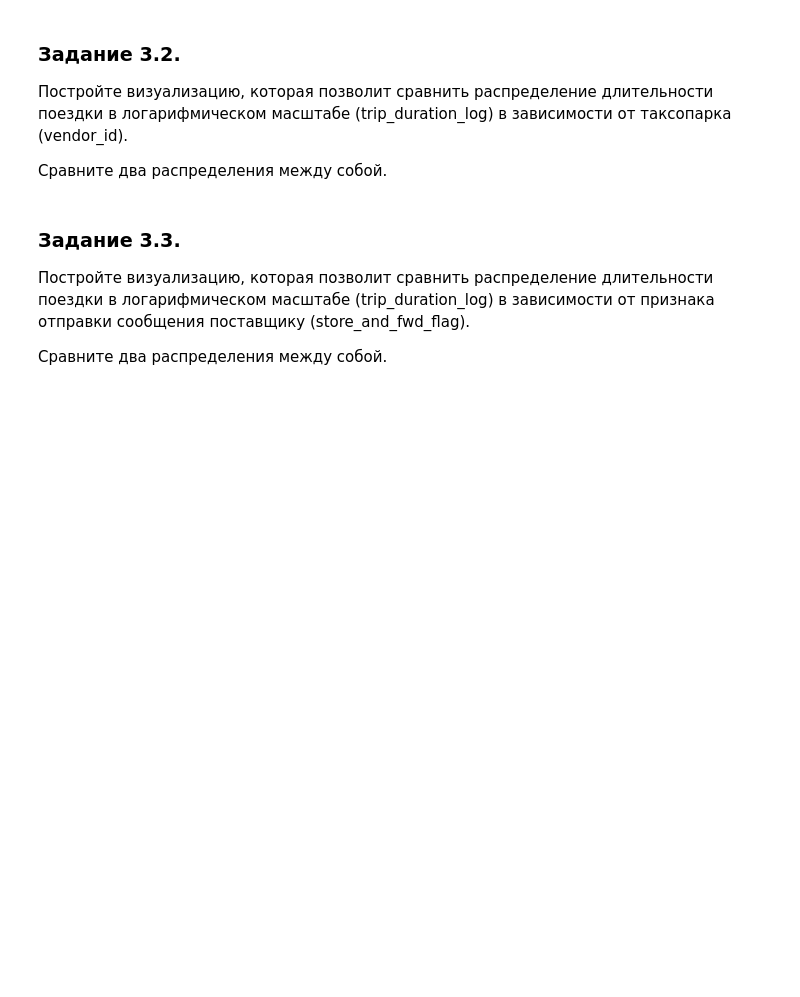
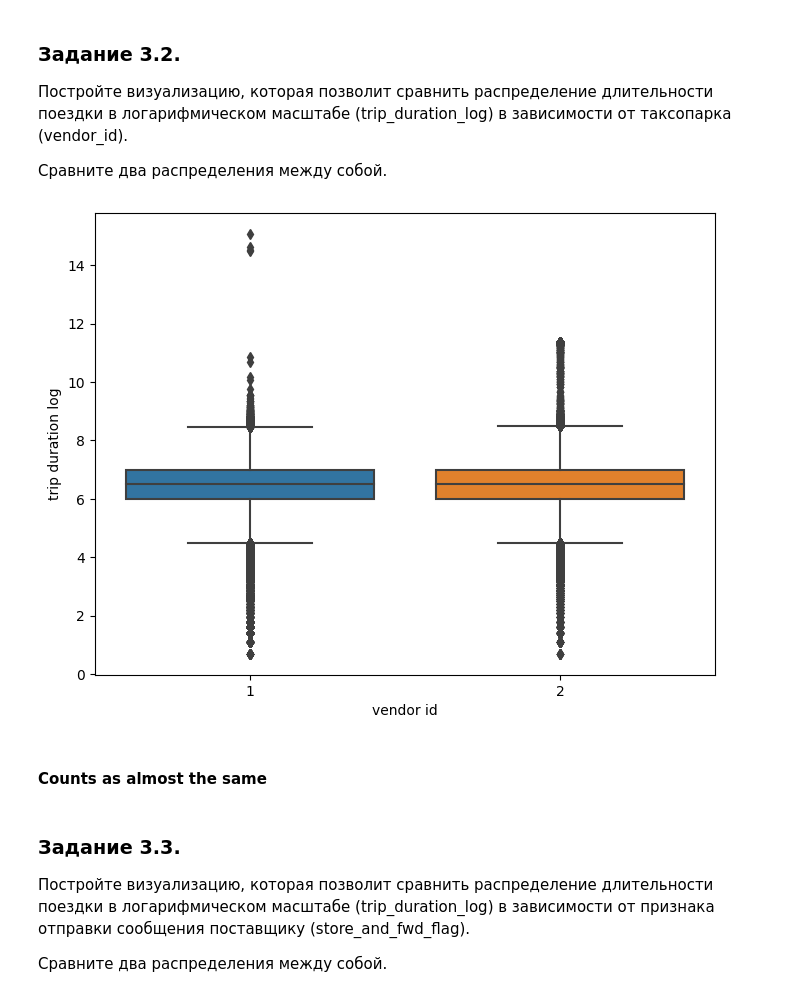
Before and after one commit to modernpacifist/engineering-of-machine-learning-urfu, a Jupyter notebook: regression-project-semester-2/project-5-sample-notebook.ipynb, the cells around one changed output. Cells and saved outputs as stored; diff of their text form; code cells hidden in the pictures; blank space fills up the shorter version.

```diff
--- a/regression-project-semester-2/project-5-sample-notebook.ipynb
+++ b/regression-project-semester-2/project-5-sample-notebook.ipynb
@@ -647,3 +664,13 @@ taxi_data['trip_duration_log'] = np.log(taxi_data['trip_duration']+1)
+# %%
+plt.figure(figsize=(8, 6))
+sns.boxplot(x='vendor_id', y='trip_duration_log', data=taxi_data)
+plt.xlabel('vendor id')
+plt.ylabel('trip duration log')
+plt.show()
+# %% [output]
+[figure, added]
+# %% [markdown]
+#### Counts as almost the same
 # %% [markdown]
 ### Задание 3.3.
 Постройте визуализацию, которая позволит сравнить распределение длительности поездки в логарифмическом масштабе (trip_duration_log) в зависимости от признака отправки сообщения поставщику (store_and_fwd_flag).
```
Also changed, not shown: parts of 17 cells of this notebook.
